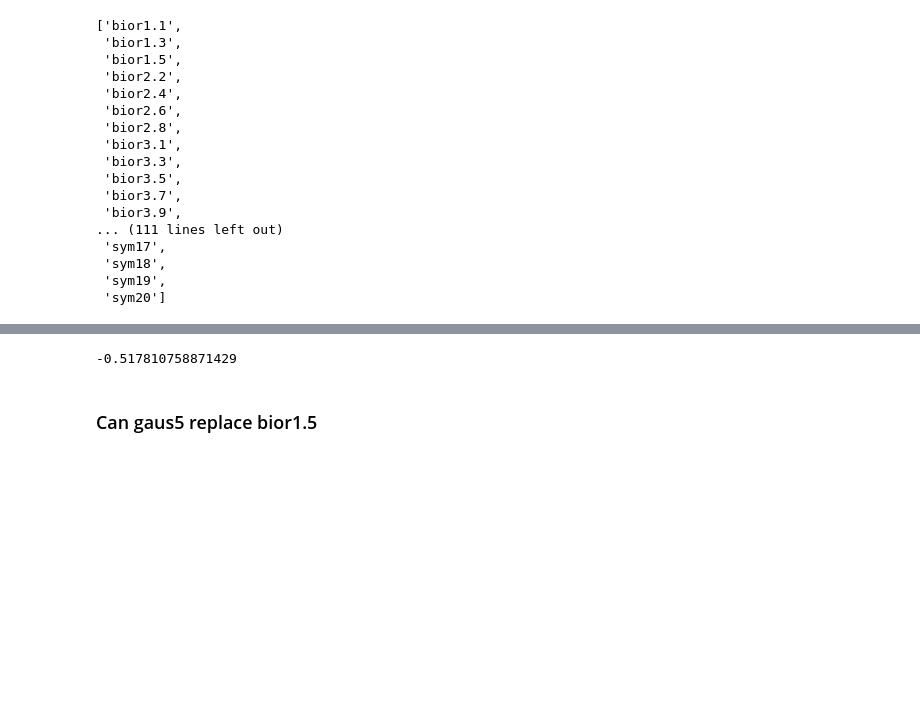
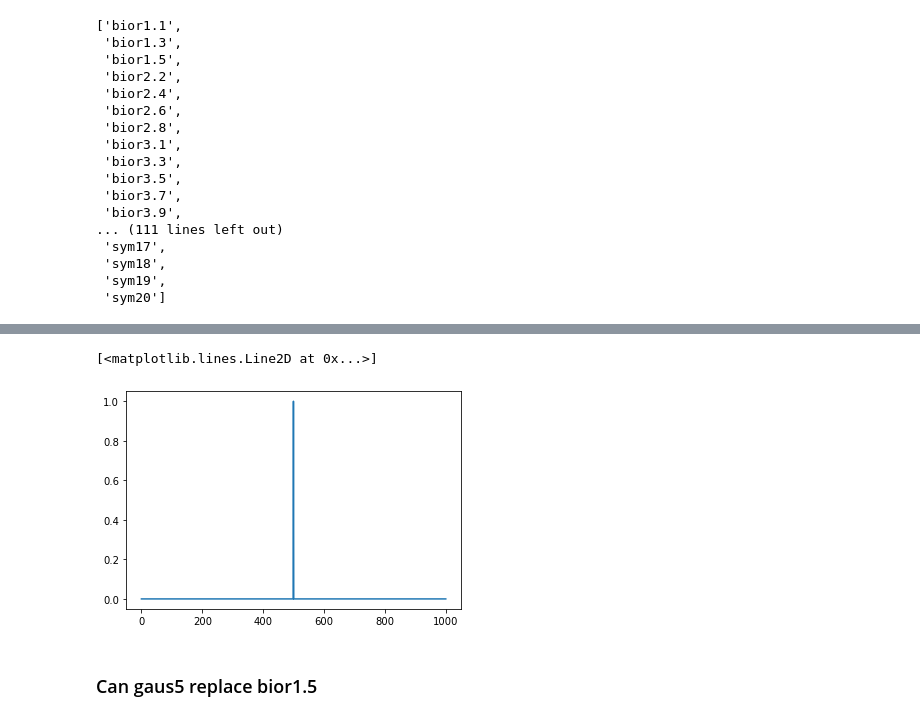
Before and after one commit to Timothysit/mecp2, a Jupyter notebook: python/notebooks/8.porting-wavelet-method-spike-detection.ipynb, the cells around one changed output, grey strips where cells are left out. Saved outputs shown, nothing was run; the diff lists cells and outputs as text; code cells hidden in the pictures; blank space fills up the shorter version.

```diff
--- a/python/notebooks/8.porting-wavelet-method-spike-detection.ipynb
+++ b/python/notebooks/8.porting-wavelet-method-spike-detection.ipynb
@@ -102,10 +94,12 @@ c, _ = pywt.cwt(data=_signal, scales=Scales, wavelet=wavelet_obj)
 # c = np.imag(c)
 
 # c = pywt.swt(data=_signal, wavelet='bior1.5')
-# %%
-np.min(c)
-# %% [output]
--0.517810758871429
+# %%
+fig, ax = plt.subplots()
+ax.plot(_signal)
+# %% [output]
+[<matplotlib.lines.Line2D at 0x...>]
+[figure, added]
 # %%
 # load the one computed in matlab
 import scipy.io as sio
```
Also changed, not shown: parts of 17 cells of this notebook.
